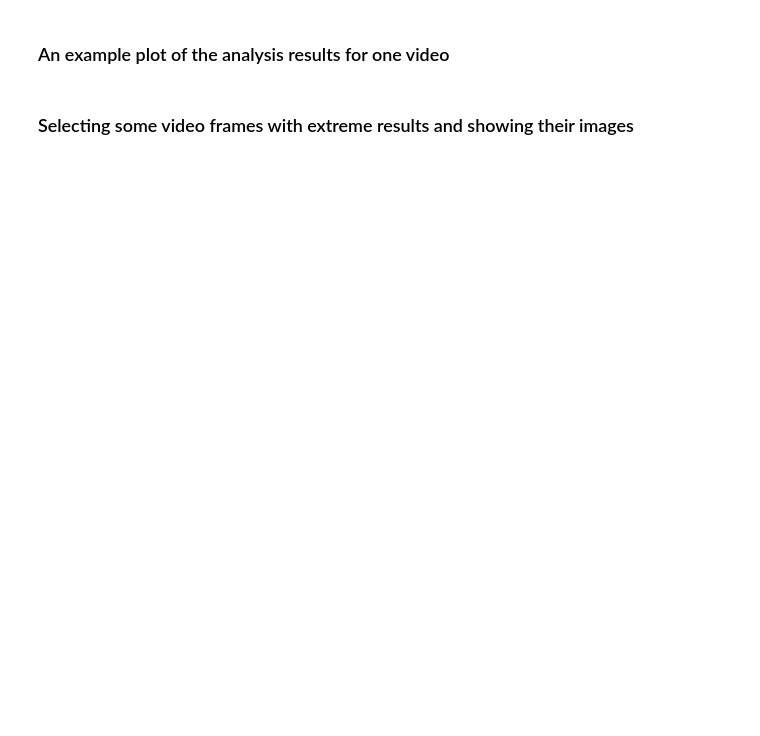
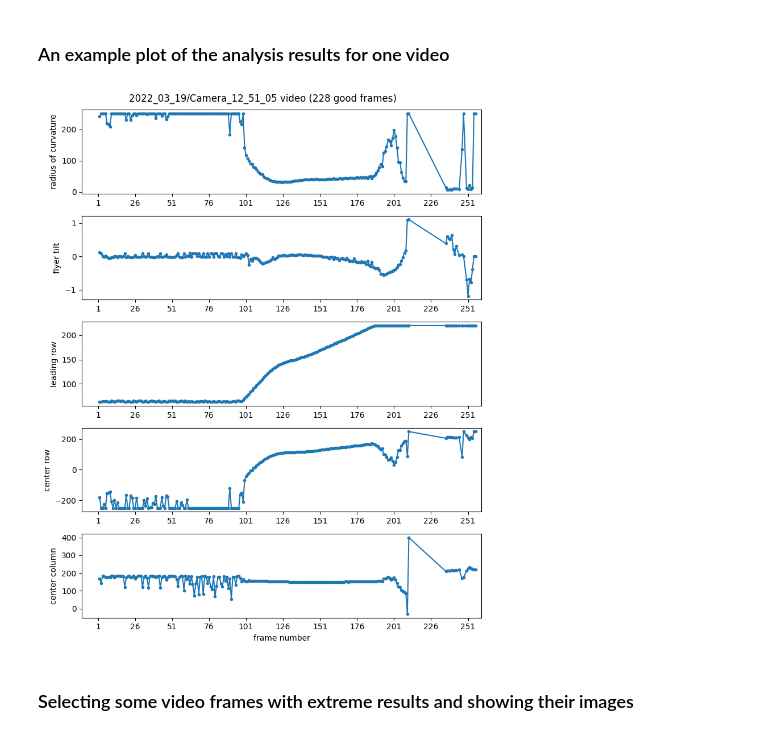
Before and after one commit to openmsi/flyer-analysis, a Jupyter notebook: notebooks/example_analyses_12_08.ipynb, the cells around one changed output. Drawn from its saved outputs; the diff is of its cells as text; code cells hidden in the pictures; blank space fills up the shorter version.

```diff
--- a/notebooks/example_analyses_12_08.ipynb
+++ b/notebooks/example_analyses_12_08.ipynb
@@ -68,7 +75,7 @@ print(f"Number of videos with at least 50% good frames = {len(good_video_metadat
 # %% [markdown]
 ### An example plot of the analysis results for one video
 # %%
-example_video_metadata_link_id = good_video_metadata_link_ids[int(0.5*len(good_video_metadata_link_ids))]
+# example_video_metadata_link_id = good_video_metadata_link_ids[int(0.5*len(good_video_metadata_link_ids))]
 
 # get all the analysis results for the example video
 stmt = (
@@ -101,34 +108,37 @@ for result in video_results:
     frame_number = int(
         result.rel_filepath.split("/")[-1].split("_")[-1][: -len(".bmp")]
     )
     frame_numbers.append(frame_number)
     radii.append(min(result.radius,250.0))
     tilts.append(result.tilt)
     leading_rows.append(result.leading_row)
     center_rows.append(max(-250, min(250, result.center_row)))
     center_columns.append(max(-400, min(400, result.center_column)))
 # plot all the computed values as a function of frame number
 f, ax = plt.subplots(5, 1, figsize=(8.0, 10.0))
 for axs in ax:
     axs.set_xlim((-10, 260))
     axs.set_xticks(list(range(1, 256, 25)))
     axs.set_xticklabels(list(range(1, 256, 25)))
 kwargs = {"marker": "."}
 ax[0].plot(frame_numbers, radii, **kwargs)
 ax[0].set_ylabel("radius of curvature")
 ax[1].plot(frame_numbers, tilts, **kwargs)
 ax[1].set_ylabel("flyer tilt")
 ax[2].plot(frame_numbers, leading_rows, **kwargs)
 ax[2].set_ylabel("leading row")
 ax[3].plot(frame_numbers, center_rows, **kwargs)
 ax[3].set_ylabel("center row")
 ax[4].plot(frame_numbers, center_columns, **kwargs)
 ax[4].set_ylabel("center column")
 ax[4].set_xlabel("frame number")
 res = video_results[0]
 f.suptitle(f"{res.rel_filepath.split('/')[-4]}/{res.rel_filepath.split('/')[-2]} video ({n_good_frames} good frames)")
 f.tight_layout()
-plt.show()
+# plt.show()
+plt.savefig('features_plot.png')
+# %% [output]
+[figure, added]
 # %% [markdown]
 ### Selecting some video frames with extreme results and showing their images
 # %%
```
Also changed, not shown: parts of 11 cells of this notebook, 7 other files.
